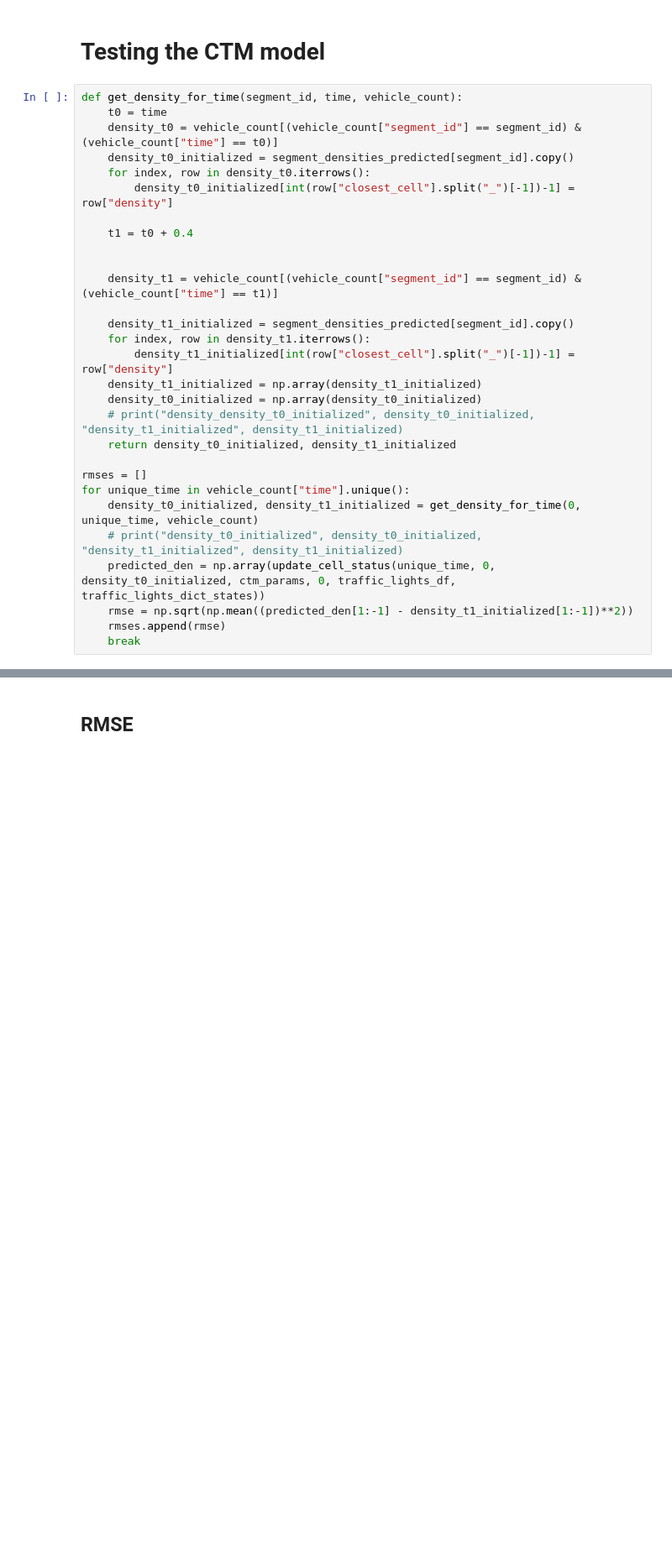
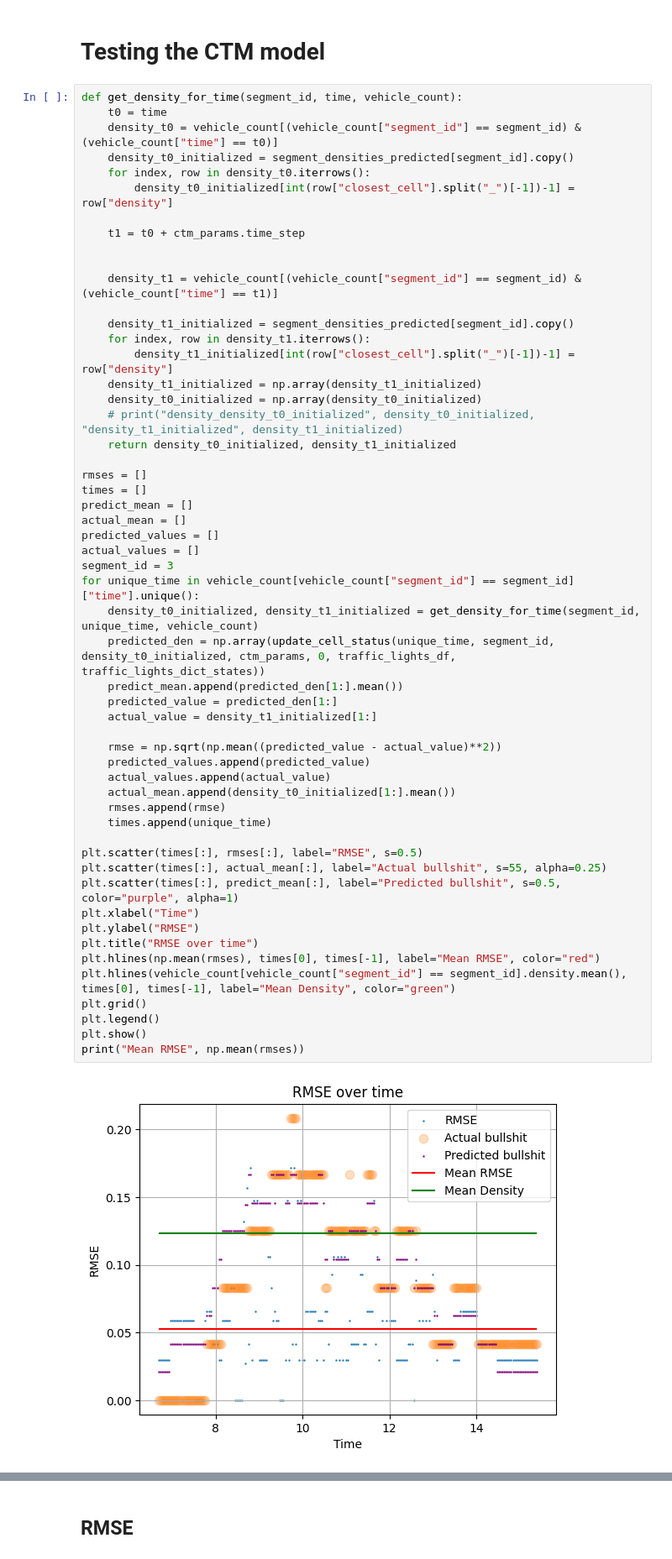
Before and after one commit to AmirHKiani98/eager_project, a Jupyter notebook: ctm_model.ipynb, the cells around one changed output, grey strips where cells are left out. Shown: that part at 84% size. Drawn from its saved outputs; the diff is of its cells as text; blank space fills up the shorter version.

```diff
--- a/ctm_model.ipynb
+++ b/ctm_model.ipynb
@@ -343,29 +344,56 @@ vehicle_count
 # %%
 def get_density_for_time(segment_id, time, vehicle_count):
     t0 = time
     density_t0 = vehicle_count[(vehicle_count["segment_id"] == segment_id) & (vehicle_count["time"] == t0)]
     density_t0_initialized = segment_densities_predicted[segment_id].copy()
     for index, row in density_t0.iterrows():
         density_t0_initialized[int(row["closest_cell"].split("_")[-1])-1] = row["density"]
 
-    t1 = t0 + 0.4
+    t1 = t0 + ctm_params.time_step
 
 
     density_t1 = vehicle_count[(vehicle_count["segment_id"] == segment_id) & (vehicle_count["time"] == t1)]
 
     density_t1_initialized = segment_densities_predicted[segment_id].copy()
     for index, row in density_t1.iterrows():
         density_t1_initialized[int(row["closest_cell"].split("_")[-1])-1] = row["density"]
     density_t1_initialized = np.array(density_t1_initialized)
     density_t0_initialized = np.array(density_t0_initialized)
     # print("density_density_t0_initialized", density_t0_initialized, "density_t1_initialized", density_t1_initialized)
     return density_t0_initialized, density_t1_initialized
 
 rmses = []
-for unique_time in vehicle_count["time"].unique():
-    density_t0_initialized, density_t1_initialized = get_density_for_time(0, unique_time, vehicle_count)
-    # print("density_t0_initialized", density_t0_initialized, "density_t1_initialized", density_t1_initialized)
-    predicted_den = np.array(update_cell_status(unique_time, 0, density_t0_initialized, ctm_params, 0, traffic_lights_df, traffic_lights_dict_states))
-    rmse = np.sqrt(np.mean((predicted_den[1:-1] - density_t1_initialized[1:-1])**2))
+times = []
+predict_mean = []
+actual_mean = []
+predicted_values = []
+actual_values = []
+segment_id = 3
+for unique_time in vehicle_count[vehicle_count["segment_id"] == segment_id]["time"].unique():
+    density_t0_initialized, density_t1_initialized = get_density_for_time(segment_id, unique_time, vehicle_count)
+    predicted_den = np.array(update_cell_status(unique_time, segment_id, density_t0_initialized, ctm_params, 0, traffic_lights_df, traffic_lights_dict_states))
+    predict_mean.append(predicted_den[1:].mean())
+    predicted_value = predicted_den[1:]
+    actual_value = density_t1_initialized[1:]
+
+    rmse = np.sqrt(np.mean((predicted_value - actual_value)**2))
+    predicted_values.append(predicted_value)
+    actual_values.append(actual_value)
+    actual_mean.append(density_t0_initialized[1:].mean())
     rmses.append(rmse)
-    break
+    times.append(unique_time)
+
+plt.scatter(times[:], rmses[:], label="RMSE", s=0.5)
+plt.scatter(times[:], actual_mean[:], label="Actual bullshit", s=55, alpha=0.25)
+plt.scatter(times[:], predict_mean[:], label="Predicted bullshit", s=0.5, color="purple", alpha=1)
+plt.xlabel("Time")
+plt.ylabel("RMSE")
+plt.title("RMSE over time")
+plt.hlines(np.mean(rmses), times[0], times[-1], label="Mean RMSE", color="red")
+plt.hlines(vehicle_count[vehicle_count["segment_id"] == segment_id].density.mean(), times[0], times[-1], label="Mean Density", color="green")
+plt.grid()
+plt.legend()
+plt.show()
+print("Mean RMSE", np.mean(rmses))
+# %% [output]
+[figure, added]
```
Also changed, not shown: parts of 9 cells of this notebook, 3 other files.
